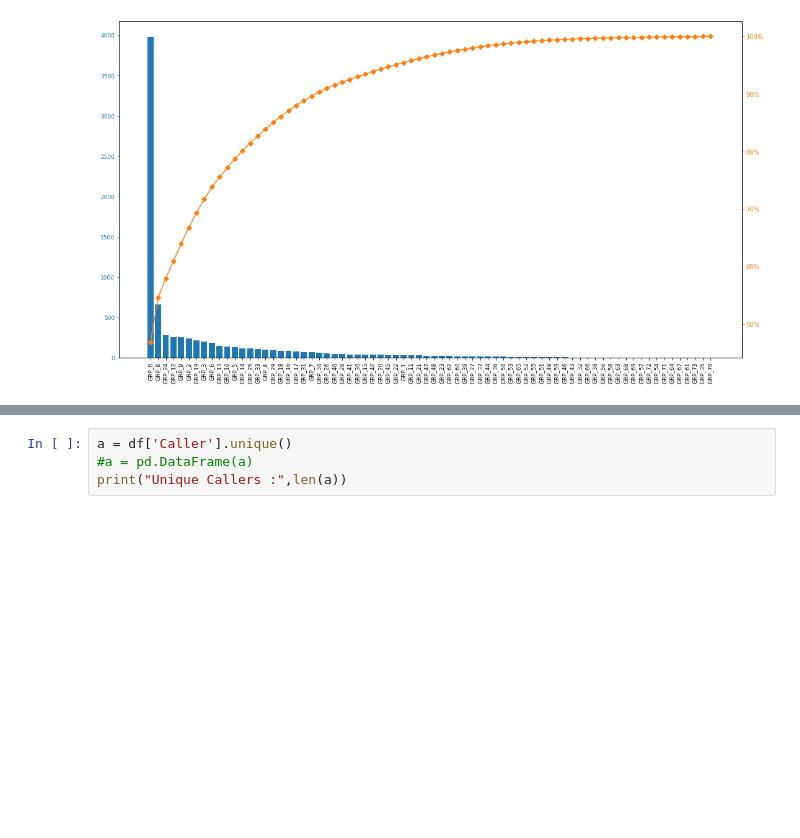
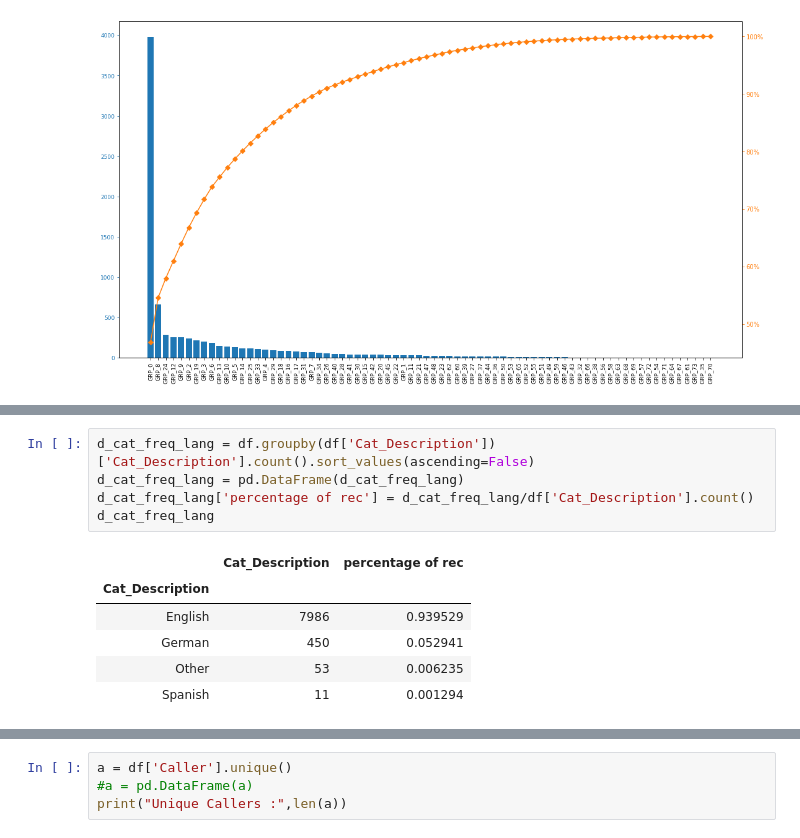
Before and after one commit to Himansu1991/Capstone_NLP_BaseModel, a Jupyter notebook: Capstone_EDA_Inference.ipynb, the cells around one changed output, grey strips where cells are left out. Drawn from its saved outputs; the diff is of its cells as text; blank space fills up the shorter version.

```diff
--- a/Capstone_EDA_Inference.ipynb
+++ b/Capstone_EDA_Inference.ipynb
@@ -251,0 +296,12 @@ plt.show()
+# %%
+d_cat_freq_lang = df.groupby(df['Cat_Description'])['Cat_Description'].count().sort_values(ascending=False)
+d_cat_freq_lang = pd.DataFrame(d_cat_freq_lang)
+d_cat_freq_lang['percentage of rec'] = d_cat_freq_lang/df['Cat_Description'].count()
+d_cat_freq_lang
+# %% [output]
+|  | Cat_Description | percentage of rec |
+| Cat_Description |  |  |
+| English | 7986 | 0.939529 |
+| German | 450 | 0.052941 |
+| Other | 53 | 0.006235 |
+| Spanish | 11 | 0.001294 |
```
Also changed, not shown: parts of 34 cells of this notebook.
